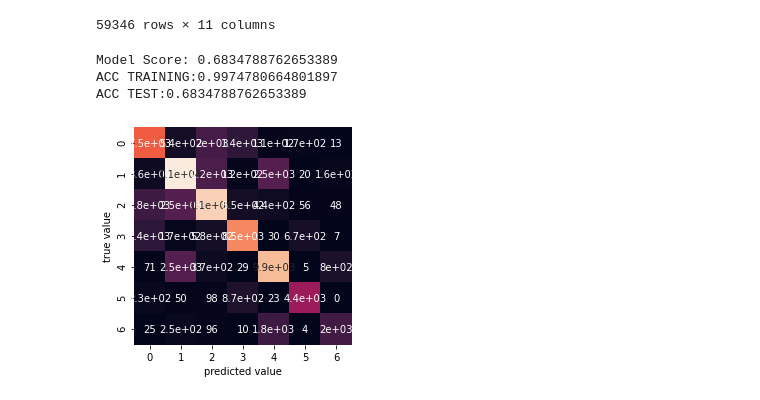
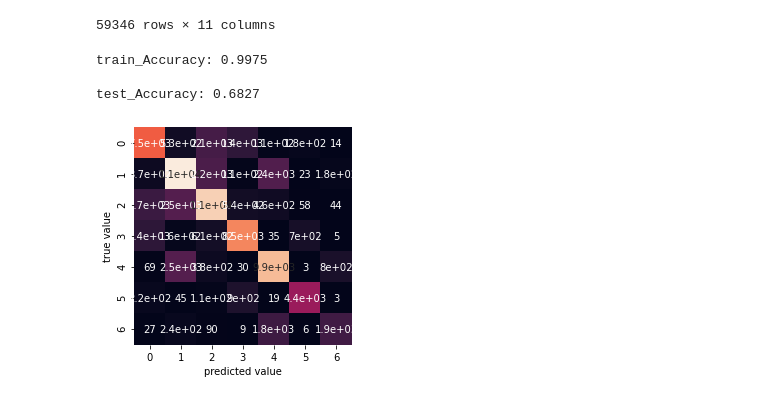
Before and after one commit to mbs8/IF679-ciencia-de-dados, a Jupyter notebook: Parte 2/notebooks/4-random-forest-classifier.ipynb, the cells around one changed output. Saved outputs shown, nothing was run; the diff lists cells and outputs as text; code cells hidden in the pictures.

Commit message:
Última versão do RandomForestClassifier

```diff
--- a/Parte 2/notebooks/4-random-forest-classifier.ipynb
+++ b/Parte 2/notebooks/4-random-forest-classifier.ipynb
@@ -65,35 +68,34 @@ set_codes(valid, categories2)
 59346 rows × 11 columns
 # %%
 ##Divisão de entre treino e teste
+x_train = train.drop(['pricecategory'],axis = 1)
+y_train = train['pricecode']
 
-x_train = train.drop(['pricecategory', 'pricecode'],axis = 1)
-y_train = train.pricecode
-
-x_test = test.drop(['pricecategory', 'pricecode'],axis = 1)
-y_test = test.pricecode
+x_test = test.drop(['pricecategory'],axis = 1)
+y_test = test['pricecode']
-# %%
-#Create a Gaussian Classifier
-rfc = RandomForestClassifier(n_estimators=100)
-
-rfc.fit(x_train,y_train)
-y_pred=rfc.predict(x_test)
-score = rfc.score(x_test, y_test)
-print("Model Score: " + str(score))
-
-y_model = rfc.predict(x_test)
-ypred_train = rfc.predict(x_train)
-
-print("ACC TRAINING:" + str(accuracy_score(y_train, ypred_train)))
-print("ACC TEST:" + str(accuracy_score(y_test, y_model)))
-# %% [output]
-Model Score: 0.6834788762653389
-ACC TRAINING:0.9974780664801897
-ACC TEST:0.6834788762653389
+# %%
+#Create a Random Forest Classifier and track
+params = {'n_estimators': 100, 'max_depth': None, 'max_features': 'auto'}
+model = RandomForestClassifier(n_estimators=params['n_estimators'], max_depth=params['max_depth'], max_features=params['max_features'])
+run_classifier_and_track(x_train,
+                         'train_classifier_vehicles.csv',
+                         x_test,
+                         'test_classifier_vehicles.csv',
+                         model,
+                         RANDOM_FOREST_CLASSIFIER_EXPERIMENT,
+                         'pricecode',
+                         'RandomForestClassifier',
+                         params)
+# %% [output]
+train_Accuracy: 0.9975
+
+test_Accuracy: 0.6827
 # %%
+y_model = model.predict(x_test.drop(columns=['pricecode']))
 mat = confusion_matrix(y_test, y_model)
 
 sns.heatmap(mat, square=True, annot=True, cbar=False)
 plt.xlabel('predicted value')
 plt.ylabel('true value');
 # %% [output]
-[figure, old version]
+[figure, new version]
```
Also changed, not shown: parts of 6 cells of this notebook.
